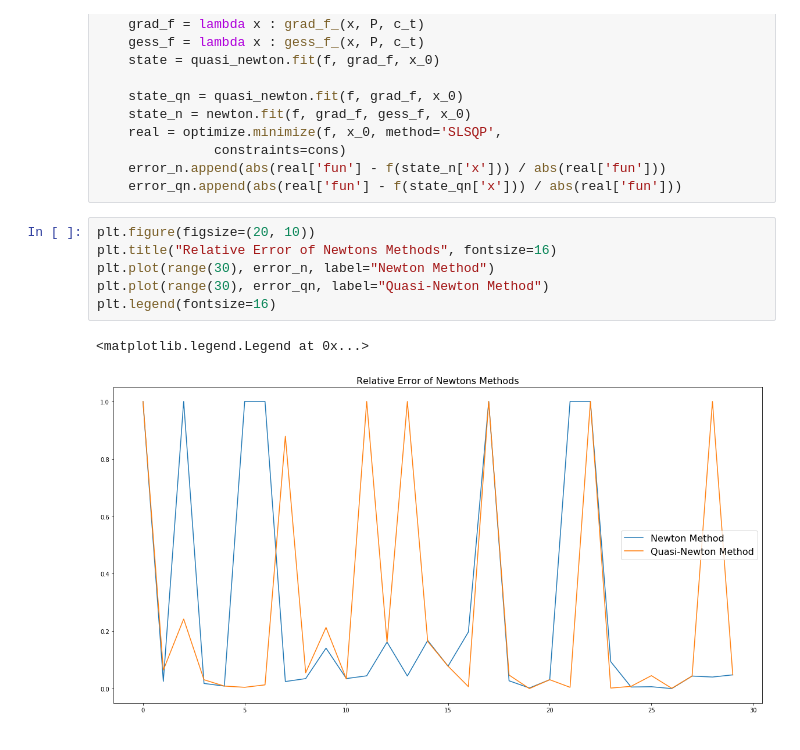
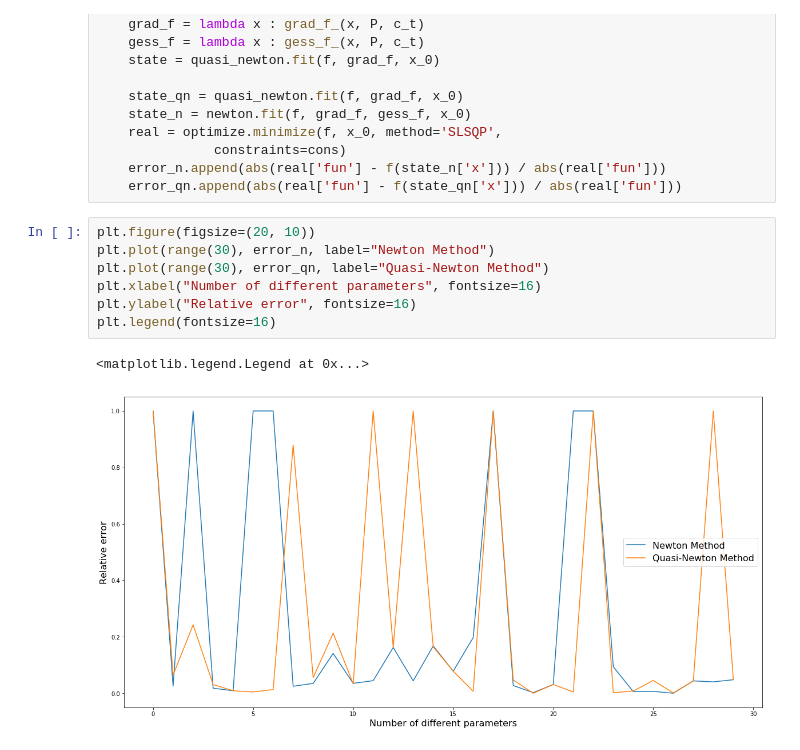
Before and after one commit to ikibardin/communication-channel-capacity, a Jupyter notebook: Newton.ipynb, the cells around one changed output. Drawn from its saved outputs; the diff is of its cells as text.

```diff
--- a/Newton.ipynb
+++ b/Newton.ipynb
@@ -307,10 +307,11 @@ for it in range(30):
     error_qn.append(abs(real['fun'] - f(state_qn['x'])) / abs(real['fun']))
 # %%
 plt.figure(figsize=(20, 10))
-plt.title("Relative Error of Newtons Methods", fontsize=16)
 plt.plot(range(30), error_n, label="Newton Method")
 plt.plot(range(30), error_qn, label="Quasi-Newton Method")
+plt.xlabel("Number of different parameters", fontsize=16)
+plt.ylabel("Relative error", fontsize=16)
 plt.legend(fontsize=16)
 # %% [output]
 <matplotlib.legend.Legend at 0x...>
-[figure, old version]
+[figure, new version]
```
Also changed, not shown: parts of 2 cells of this notebook.
